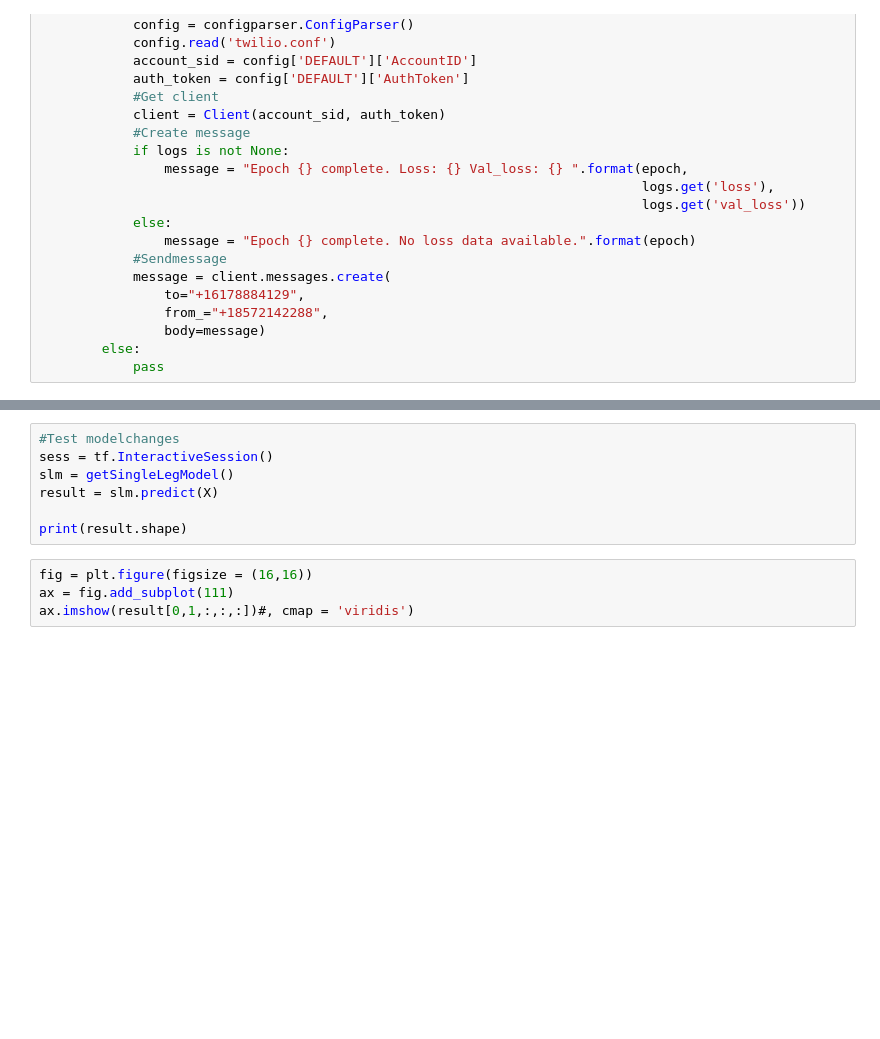
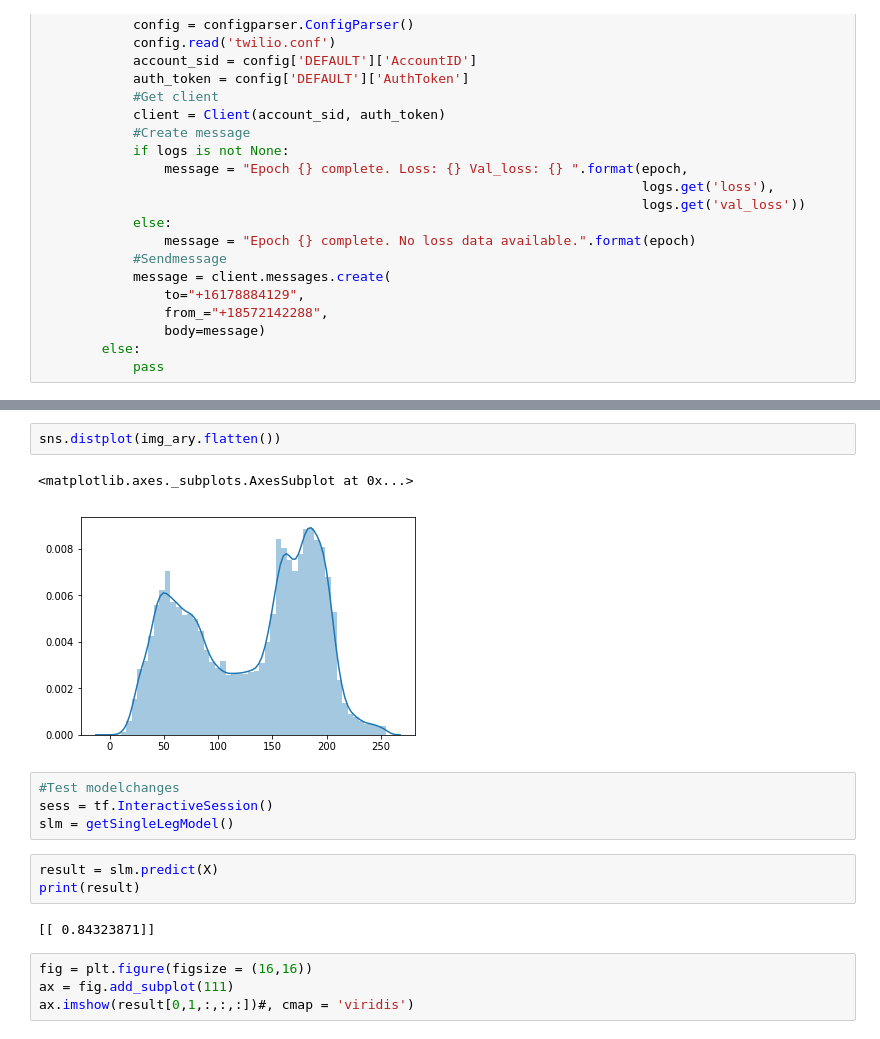
Before and after one commit to brayan07/machine-learning, a Jupyter notebook: projects/capstone/DHSThreatRecognition/New GRU Model.ipynb, the cells around one changed output, grey strips where cells are left out. Cells and saved outputs as stored; diff of their text form; blank space fills up the shorter version.

```diff
--- a/projects/capstone/DHSThreatRecognition/New GRU Model.ipynb
+++ b/projects/capstone/DHSThreatRecognition/New GRU Model.ipynb
@@ -352,10 +395,17 @@ print(y,w)
+# %%
+sns.distplot(img_ary.flatten())
+# %% [output]
+<matplotlib.axes._subplots.AxesSubplot at 0x...>
+[figure, added]
 # %%
 #Test modelchanges
 sess = tf.InteractiveSession()
 slm = getSingleLegModel()
-result = slm.predict(X)
-
-print(result.shape)
+# %%
+result = slm.predict(X)
+print(result)
+# %% [output]
+[[ 0.84323871]]
 # %%
 fig = plt.figure(figsize = (16,16))
 ax = fig.add_subplot(111)
```
Also changed, not shown: parts of 11 cells of this notebook, 3 other files.
